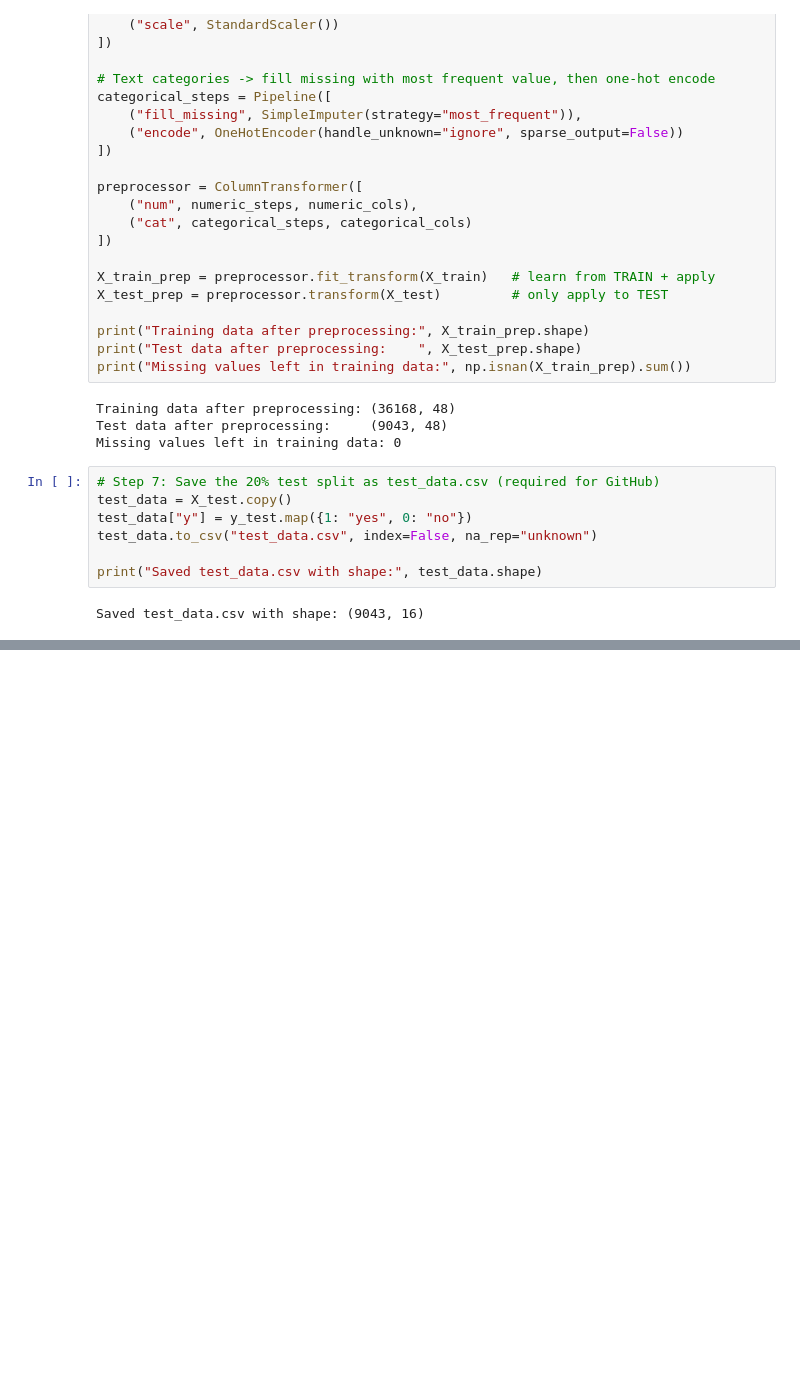
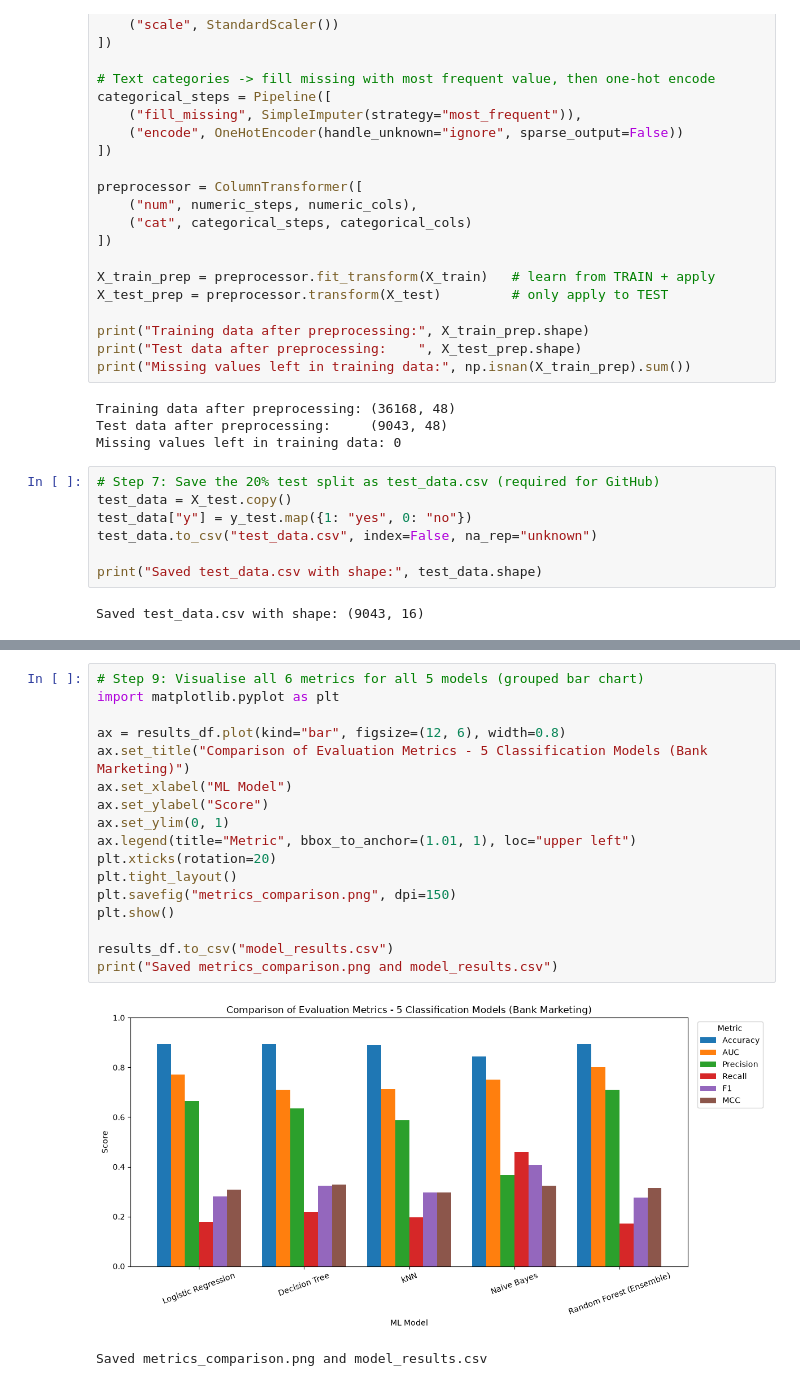
Before and after one commit to sathiskumar-n/ml-classification-assignment, a Jupyter notebook: model/bank_marketing_classification.ipynb, the cells around one changed output, grey strips where cells are left out. Drawn from its saved outputs; the diff is of its cells as text; blank space fills up the shorter version.

Commit message:
Added 5 classification models, evaluation metrics and comparison graph

```diff
--- a/model/bank_marketing_classification.ipynb
+++ b/model/bank_marketing_classification.ipynb
@@ -176,0 +246,20 @@ Saved test_data.csv with shape: (9043, 16)
+# %%
+# Step 9: Visualise all 6 metrics for all 5 models (grouped bar chart)
+import matplotlib.pyplot as plt
+
+ax = results_df.plot(kind="bar", figsize=(12, 6), width=0.8)
+ax.set_title("Comparison of Evaluation Metrics - 5 Classification Models (Bank Marketing)")
+ax.set_xlabel("ML Model")
+ax.set_ylabel("Score")
+ax.set_ylim(0, 1)
+ax.legend(title="Metric", bbox_to_anchor=(1.01, 1), loc="upper left")
+plt.xticks(rotation=20)
+plt.tight_layout()
+plt.savefig("metrics_comparison.png", dpi=150)
+plt.show()
+
+results_df.to_csv("model_results.csv")
+print("Saved metrics_comparison.png and model_results.csv")
+# %% [output]
+[figure, added]
+Saved metrics_comparison.png and model_results.csv
```
Also changed, not shown: parts of 2 cells of this notebook.
